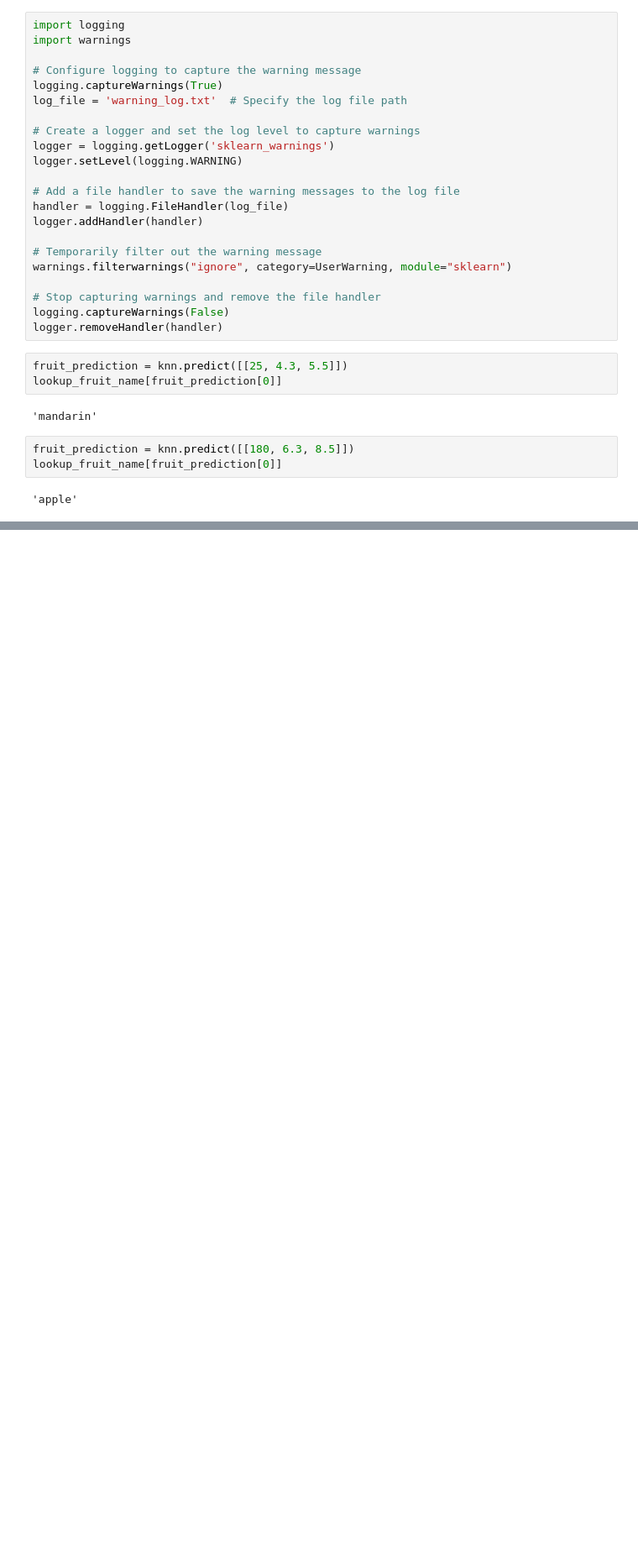
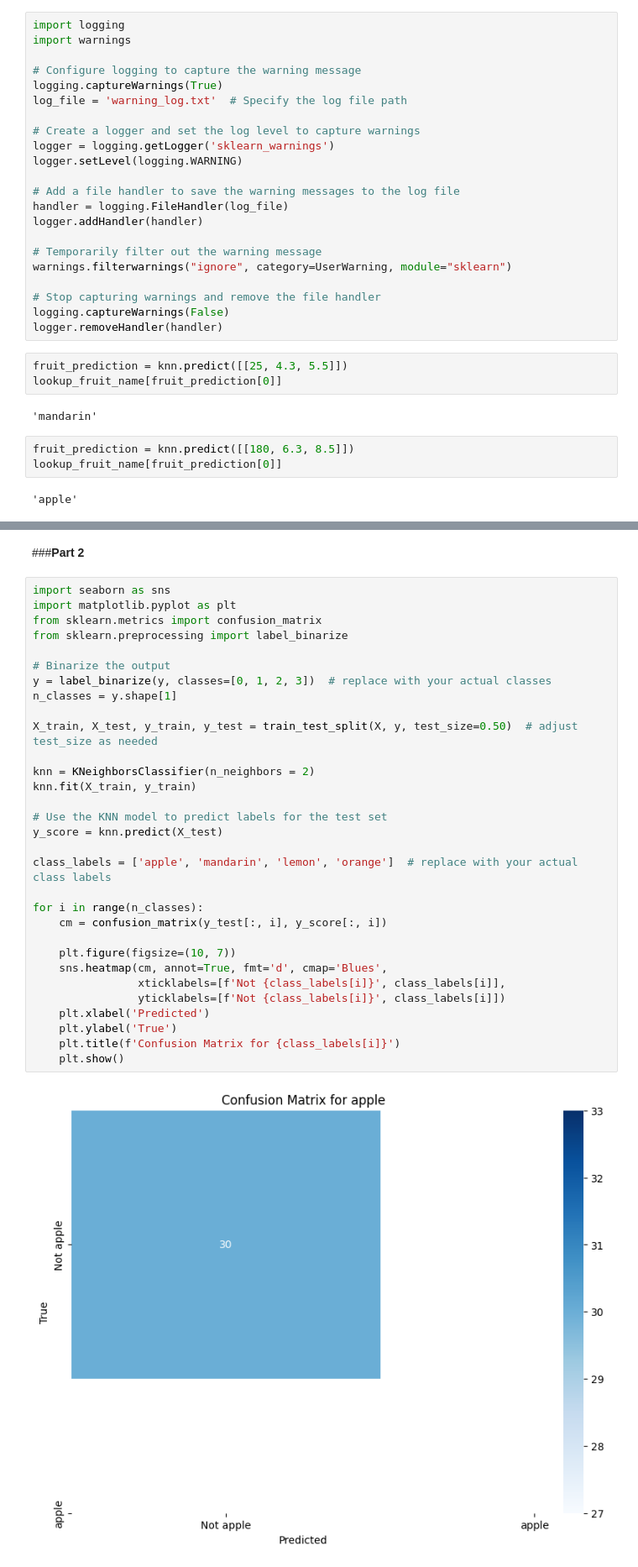
Before and after one commit to justinbkeeler/2023-NAA-Student, a Jupyter notebook: 23-0712 - WED - Supervised Machine Learning/Applied_Fruit_Classification.ipynb, the cells around one changed output, grey strips where cells are left out. Shown at 84% size. Saved outputs shown, nothing was run; the diff lists cells and outputs as text; blank space fills up the shorter version.

```diff
--- a/23-0712 - WED - Supervised Machine Learning/Applied_Fruit_Classification.ipynb
+++ b/23-0712 - WED - Supervised Machine Learning/Applied_Fruit_Classification.ipynb
@@ -115,0 +117,35 @@ plt.show()
+# %% [markdown]
+###**Part 2**
+# %%
+import seaborn as sns
+import matplotlib.pyplot as plt
+from sklearn.metrics import confusion_matrix
+from sklearn.preprocessing import label_binarize
+
+# Binarize the output
+y = label_binarize(y, classes=[0, 1, 2, 3])  # replace with your actual classes
+n_classes = y.shape[1]
+
+X_train, X_test, y_train, y_test = train_test_split(X, y, test_size=0.50)  # adjust test_size as needed
+
+knn = KNeighborsClassifier(n_neighbors = 2)
+knn.fit(X_train, y_train)
+
+# Use the KNN model to predict labels for the test set
+y_score = knn.predict(X_test)
+
+class_labels = ['apple', 'mandarin', 'lemon', 'orange']  # replace with your actual class labels
+
+for i in range(n_classes):
+    cm = confusion_matrix(y_test[:, i], y_score[:, i])
+
+    plt.figure(figsize=(10, 7))
+    sns.heatmap(cm, annot=True, fmt='d', cmap='Blues',
+                xticklabels=[f'Not {class_labels[i]}', class_labels[i]],
+                yticklabels=[f'Not {class_labels[i]}', class_labels[i]])
+    plt.xlabel('Predicted')
+    plt.ylabel('True')
+    plt.title(f'Confusion Matrix for {class_labels[i]}')
+    plt.show()
+# %% [output]
+[figure, added]
```
Also changed, not shown: parts of 11 cells of this notebook.
